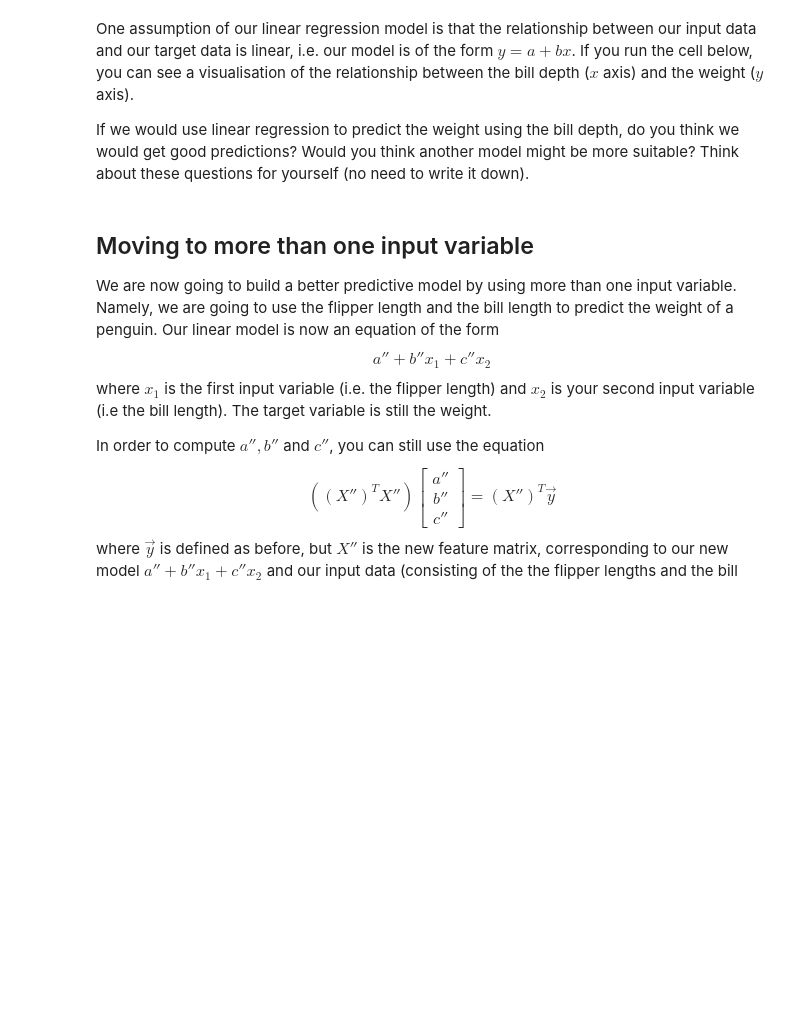
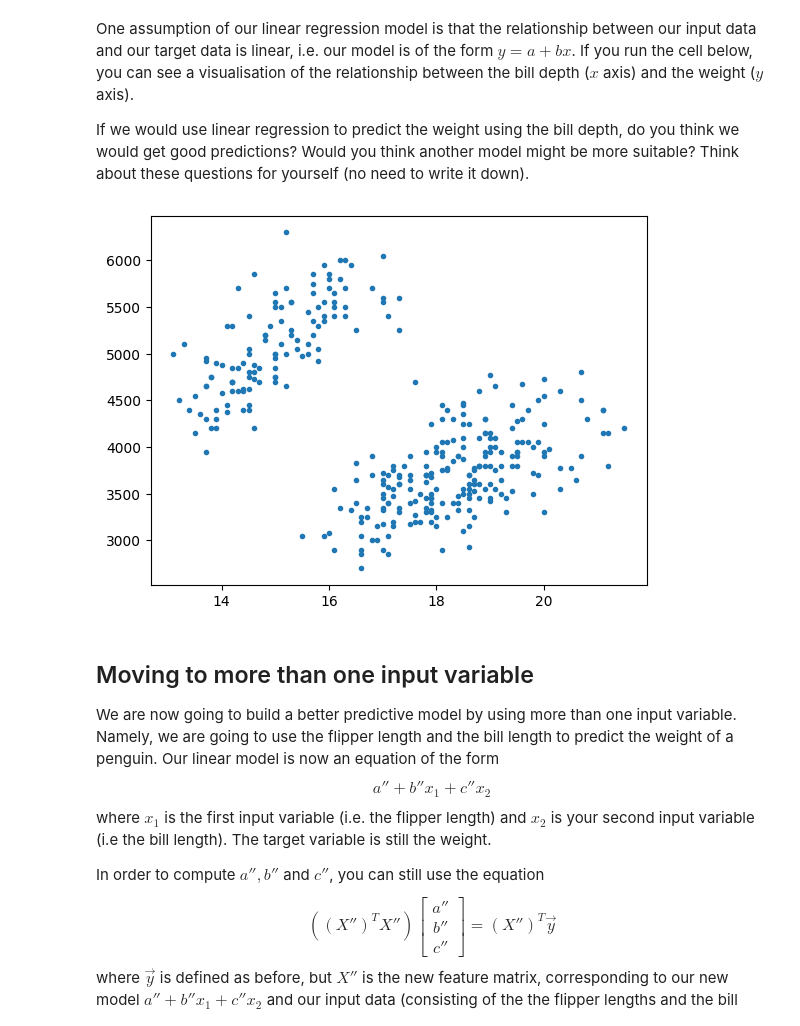
Before and after one commit to JHBeets/School, a Jupyter notebook: progHW2.ipynb, the cells around one changed output. Saved outputs shown, nothing was run; the diff lists cells and outputs as text; code cells hidden in the pictures; blank space fills up the shorter version.

```diff
--- a/progHW2.ipynb
+++ b/progHW2.ipynb
@@ -259,10 +275,12 @@ One assumption of our linear regression model is that the relationship between o
 
 If we would use linear regression to predict the weight using the bill depth, do you think we would get good predictions? Would you think another model might be more suitable? Think about these questions for yourself (no need to write it down).
 # %%
-data_bill_depth = pd.read_csv('penguins.csv', usecols=["bill_depth_mm", "body_mass_g"]).values
+data_bill_depth = pd.read_csv(path, usecols=["bill_depth_mm", "body_mass_g"]).values
 plt.plot(data_bill_depth[:,0], data_bill_depth[:,1], '.')
 
 plt.show()
+# %% [output]
+[figure, added]
 # %% [markdown]
 ## Moving to more than one input variable
 
```
Also changed, not shown: parts of 13 cells of this notebook.
